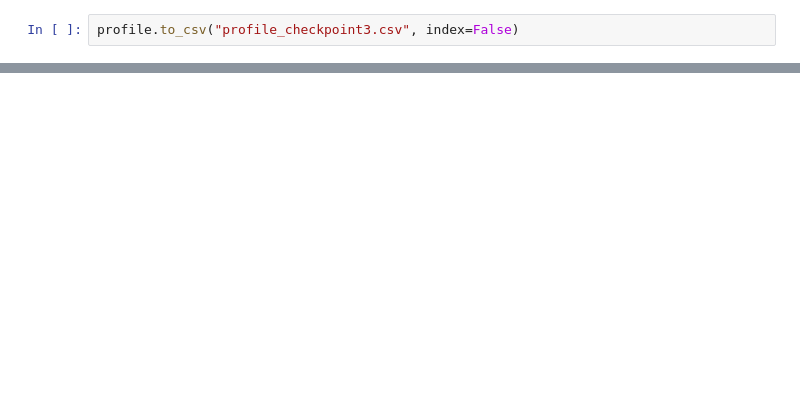
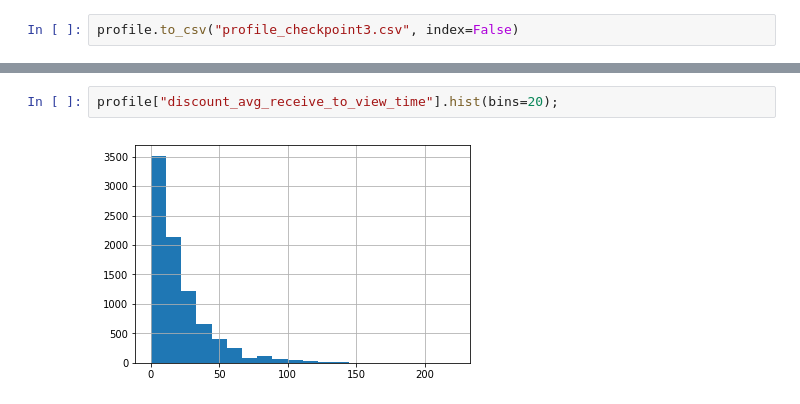
Before and after one commit to keigito/Starbucks_Customer_Analysis, a Jupyter notebook: Starbucks_Capstone_notebook.ipynb, the cells around one changed output, grey strips where cells are left out. Saved outputs shown, nothing was run; the diff lists cells and outputs as text; blank space fills up the shorter version.

```diff
--- a/Starbucks_Capstone_notebook.ipynb
+++ b/Starbucks_Capstone_notebook.ipynb
@@ -810,0 +821,4 @@ profile.to_csv("profile_checkpoint3.csv", index=False)
+# %%
+profile["discount_avg_receive_to_view_time"].hist(bins=20);
+# %% [output]
+[figure, added]
```
Also changed, not shown: parts of 22 cells of this notebook.
